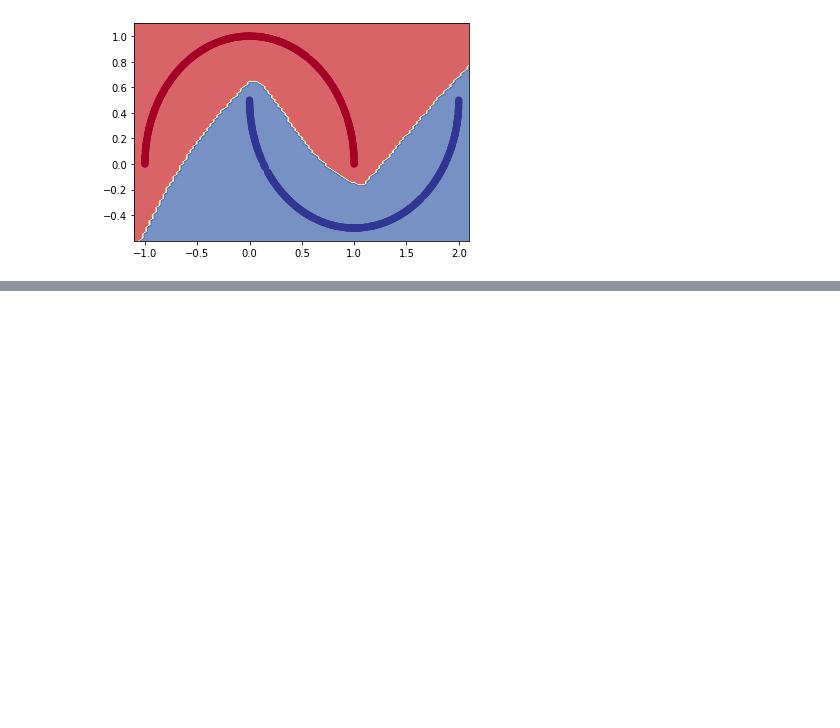
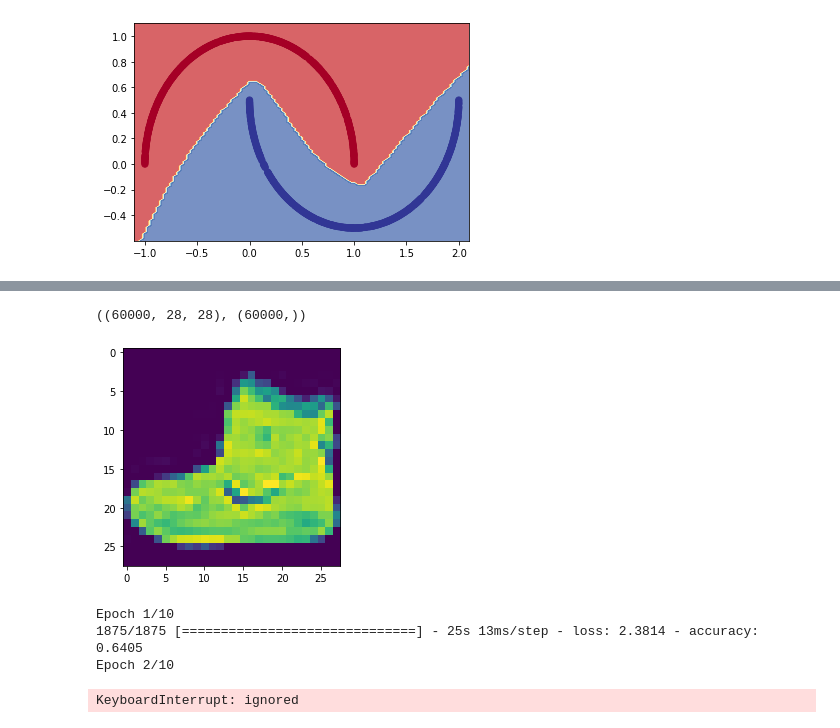
Before and after one commit to 95ImadEL/Tensorflow-basics, a Jupyter notebook: NN_Classification.ipynb, the cells around one changed output, grey strips where cells are left out. Drawn from its saved outputs; the diff is of its cells as text; code cells hidden in the pictures; blank space fills up the shorter version.

```diff
--- a/NN_Classification.ipynb
+++ b/NN_Classification.ipynb
@@ -1271,3 +1271,13 @@ plot_decision_boundary(model_moon, X_test,y_test)
 (10000, 1)
 doing binary classification...
 [figure]
+# %%
+import tensorflow as tf
+import matplotlib.pyplot as plt
+
+fashion_mnist = tf.keras.datasets.fashion_mnist
+(train_images, train_labels), (test_images, test_labels) = fashion_mnist.load_data()
+# %%
+train_images.shape, train_labels.shape
+# %% [output]
+((60000, 28, 28), (60000,))
@@ -1273,0 +1289,26 @@ doing binary classification...
+# %%
+plt.figure()
+plt.imshow(train_images[0])
+plt.show()
+# %% [output]
+[figure, added]
+# %%
+tf.random.set_seed(42)
+
+fashion_model = tf.keras.Sequential([
+    tf.keras.layers.Flatten(input_shape=(28, 28)),
+    tf.keras.layers.Dense(1000,activation="relu"),
+    tf.keras.layers.Dense(100,activation="relu"),
+    tf.keras.layers.Dense(10,activation="softmax")
+])
+
+fashion_model.compile(loss=tf.keras.losses.CategoricalCrossentropy(),
+                   optimizer=tf.keras.optimizers.Adam(),
+                   metrics=['accuracy'])
+
+history = fashion_model.fit(train_images, tf.one_hot(train_labels, 10), epochs=10)
+# %% [output]
+Epoch 1/10
+1875/1875 [==============================] - 25s 13ms/step - loss: 2.3814 - accuracy: 0.6405
+Epoch 2/10
+KeyboardInterrupt: ignored
```
Also changed, not shown: parts of 5 cells of this notebook.
